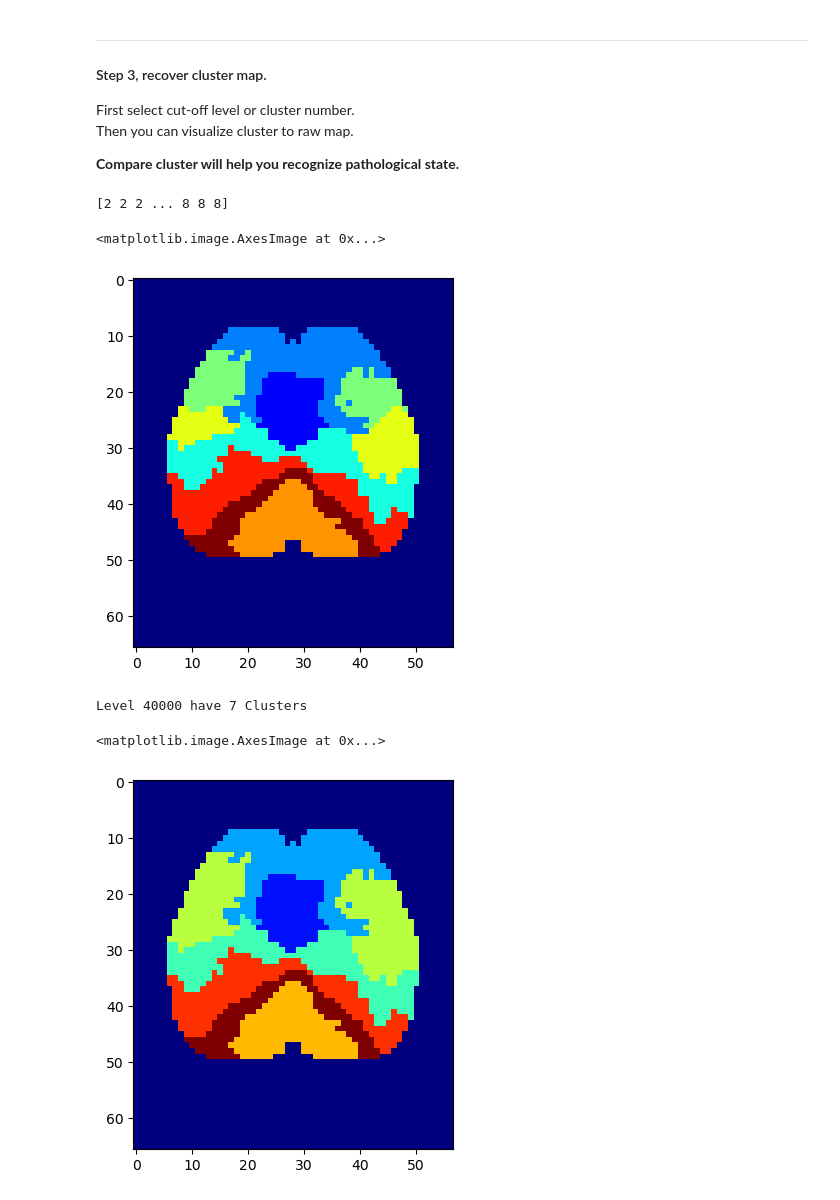
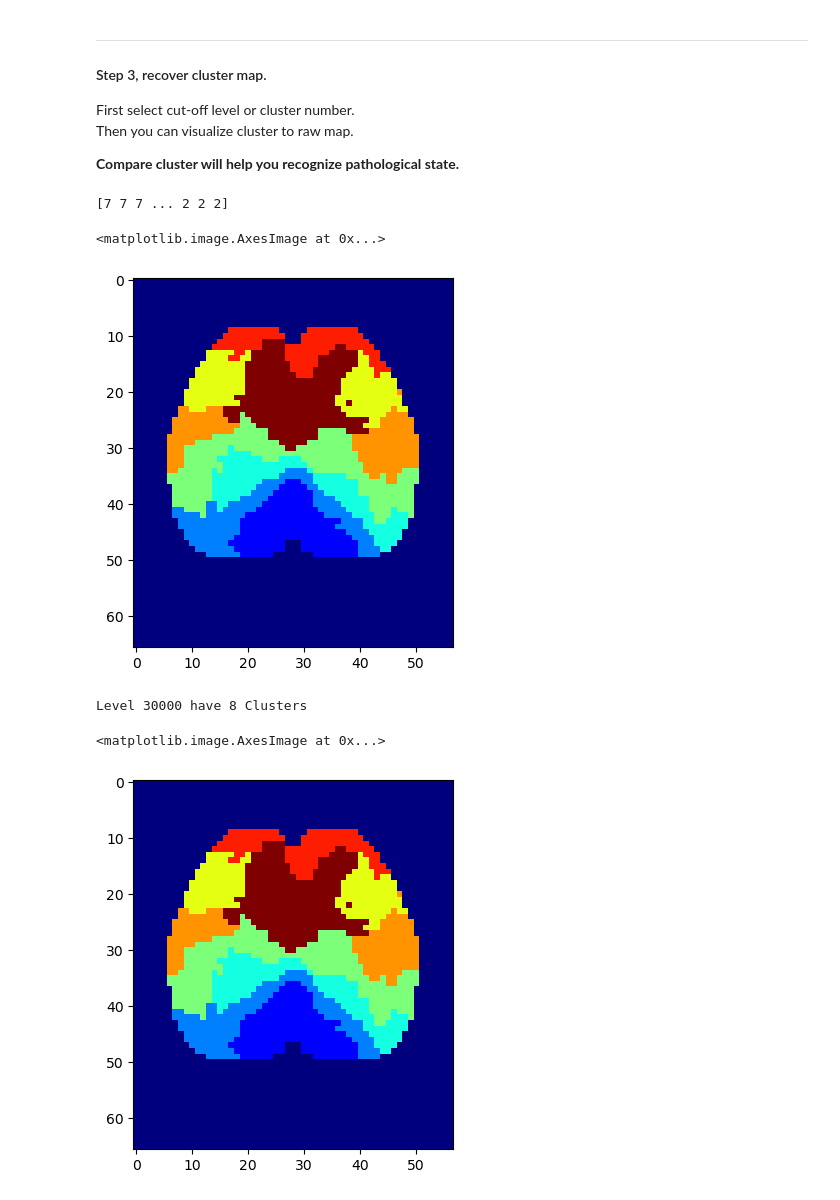
Before and after one commit to adolescent/Lulab_OI_Infrastructure, a Jupyter notebook: Tutorial/FC_Analysis_Demo/Part3_Pattern_Recognition/P3A2_Hierarchical_Clustering.ipynb, the cells around one changed output. Cells and saved outputs as stored; diff of their text form; code cells hidden in the pictures.

```diff
--- a/Tutorial/FC_Analysis_Demo/Part3_Pattern_Recognition/P3A2_Hierarchical_Clustering.ipynb
+++ b/Tutorial/FC_Analysis_Demo/Part3_Pattern_Recognition/P3A2_Hierarchical_Clustering.ipynb
@@ -25,7 +25,7 @@ from Signal_Functions.Pattern_Tools import Do_PCA
 from scipy.cluster.hierarchy import dendrogram, linkage, fcluster
 import time
 
-wp = r'D:\_DataTemp\OIS\Wild_Type\Preprocessed'
+wp = r'D:\ZR\_Data_Temp\Ois200_Data\Full_Demo\Wild_Type\Preprocessed'
 MG = Mask_Generator(bin=4)
 
 # on_response is 1D vectorized pixel response, on_mask is location of each vector.
@@ -134,20 +134,20 @@ recover = copy.deepcopy(on_mask).astype('i4')
 recover[recover==True] = clusters
 plt.imshow(recover,cmap='jet')
 # %% [output]
-[2 2 2 ... 8 8 8]
+[7 7 7 ... 2 2 2]
 <matplotlib.image.AxesImage at 0x...>
-[figure, old version]
+[figure, new version]
 # %%
 # method 2, show cluster by selecting cut-off distance.
-cutoff_distance =40000
+cutoff_distance =30000
 clusters = fcluster(Z, t=cutoff_distance, criterion='distance')
 print(f'Level {cutoff_distance} have {len(set(clusters))} Clusters')
 
 # then visualize.
 recover = copy.deepcopy(on_mask).astype('i4')
 recover[recover==True] = clusters
 plt.imshow(recover,cmap='jet')
 # %% [output]
-Level 40000 have 7 Clusters
+Level 30000 have 8 Clusters
 <matplotlib.image.AxesImage at 0x...>
-[figure, old version]
+[figure, new version]
```
Also changed, not shown: parts of 6 cells of this notebook, 2 other files.
